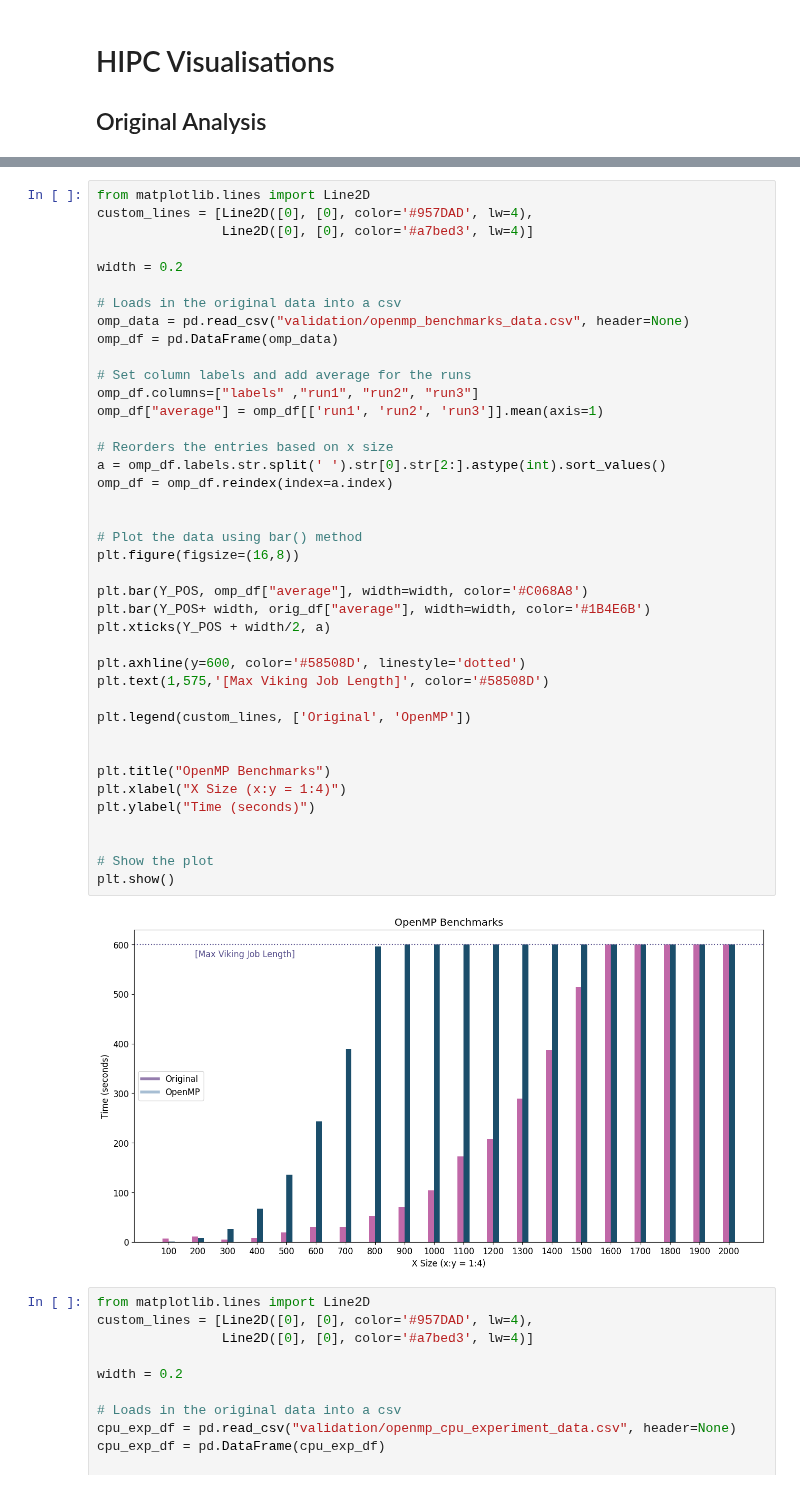
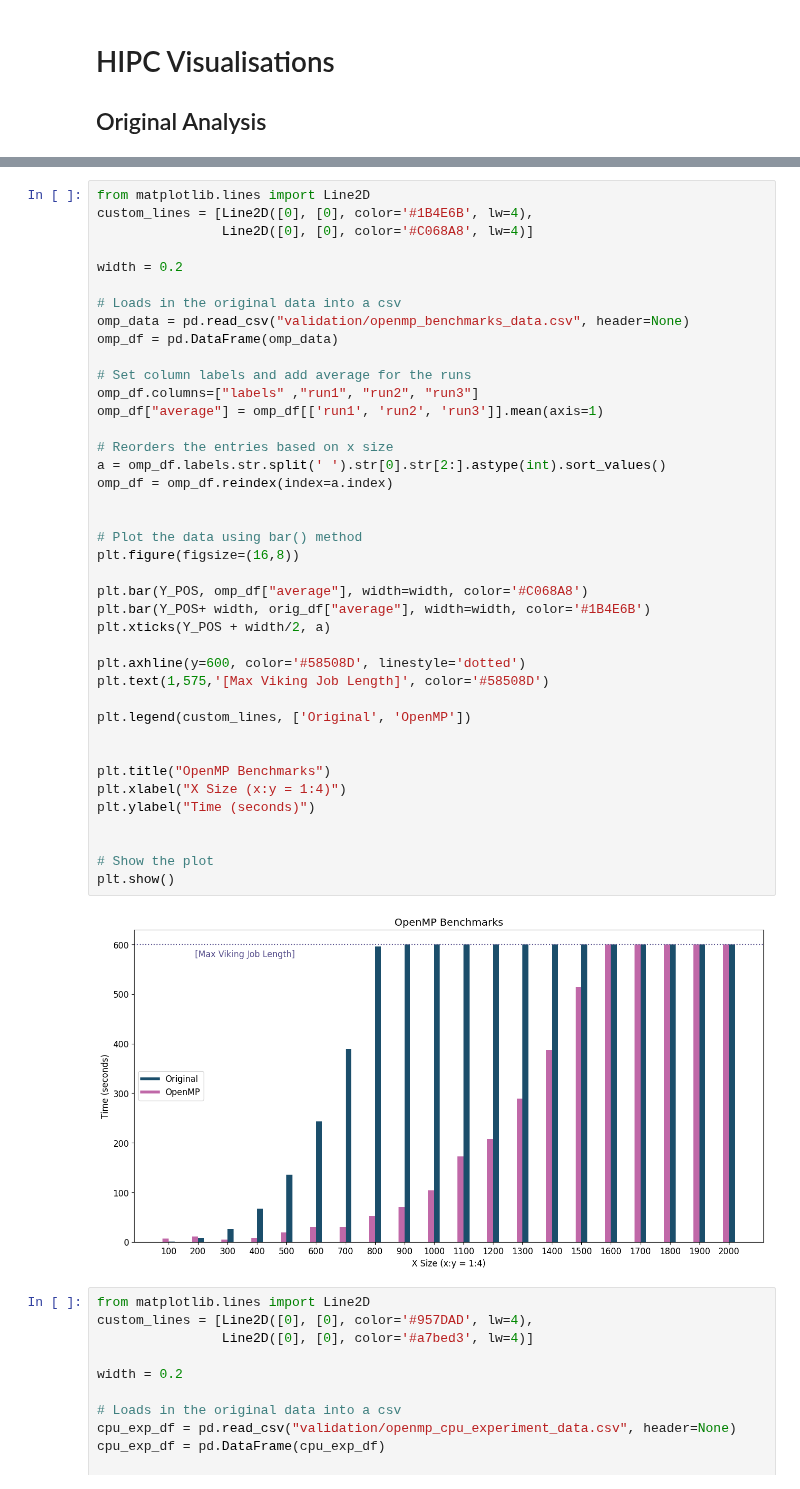
Before and after one commit to LucyIvatt/high-performance-computing, a Jupyter notebook: visualisations.ipynb, the cells around one changed output, grey strips where cells are left out. Drawn from its saved outputs; the diff is of its cells as text.

```diff
--- a/visualisations.ipynb
+++ b/visualisations.ipynb
@@ -40,7 +40,7 @@ plt.show()
 # %%
 from matplotlib.lines import Line2D
-custom_lines = [Line2D([0], [0], color='#957DAD', lw=4),
-                Line2D([0], [0], color='#a7bed3', lw=4)]
+custom_lines = [Line2D([0], [0], color='#1B4E6B', lw=4),
+                Line2D([0], [0], color='#C068A8', lw=4)]
 
 width = 0.2
 
@@ -51,34 +51,34 @@ omp_df = pd.DataFrame(omp_data)
 # Set column labels and add average for the runs
 omp_df.columns=["labels" ,"run1", "run2", "run3"]
 omp_df["average"] = omp_df[['run1', 'run2', 'run3']].mean(axis=1)
 
 # Reorders the entries based on x size
 a = omp_df.labels.str.split(' ').str[0].str[2:].astype(int).sort_values()
 omp_df = omp_df.reindex(index=a.index)
 
 
 # Plot the data using bar() method
 plt.figure(figsize=(16,8))
 
 plt.bar(Y_POS, omp_df["average"], width=width, color='#C068A8')
 plt.bar(Y_POS+ width, orig_df["average"], width=width, color='#1B4E6B')
 plt.xticks(Y_POS + width/2, a)
 
 plt.axhline(y=600, color='#58508D', linestyle='dotted')
 plt.text(1,575,'[Max Viking Job Length]', color='#58508D')
 
 plt.legend(custom_lines, ['Original', 'OpenMP'])
 
 
 plt.title("OpenMP Benchmarks")
 plt.xlabel("X Size (x:y = 1:4)")
 plt.ylabel("Time (seconds)")
 
 
 # Show the plot
 plt.show()
 # %% [output]
-[figure, old version]
+[figure, new version]
 # %%
 from matplotlib.lines import Line2D
 custom_lines = [Line2D([0], [0], color='#957DAD', lw=4),
```
Also changed, not shown: parts of 5 cells of this notebook.
